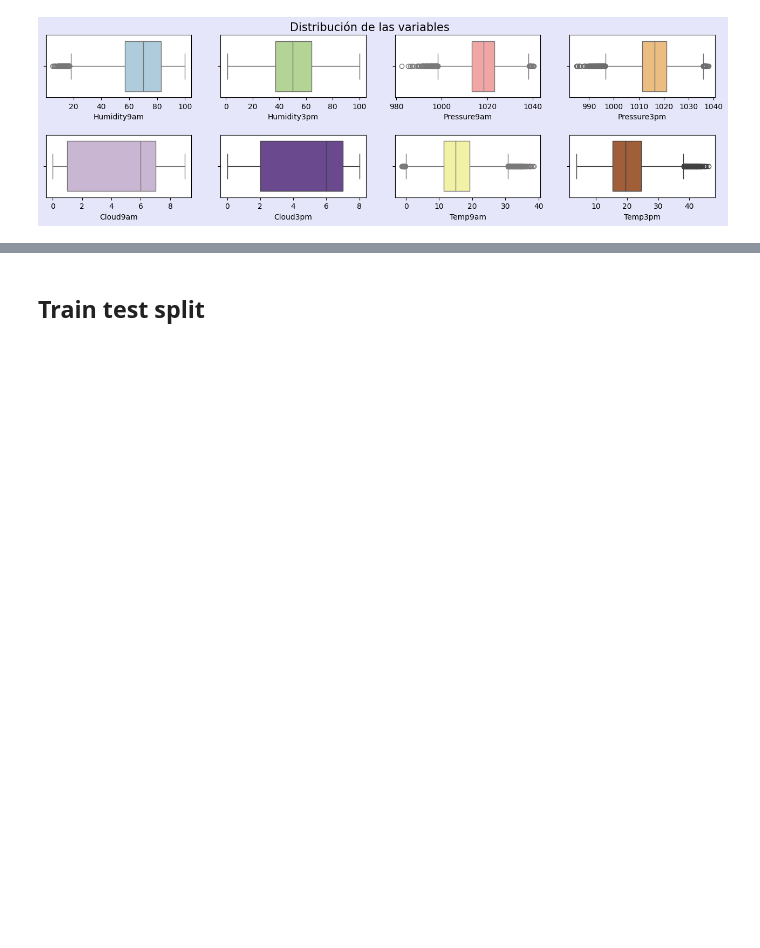
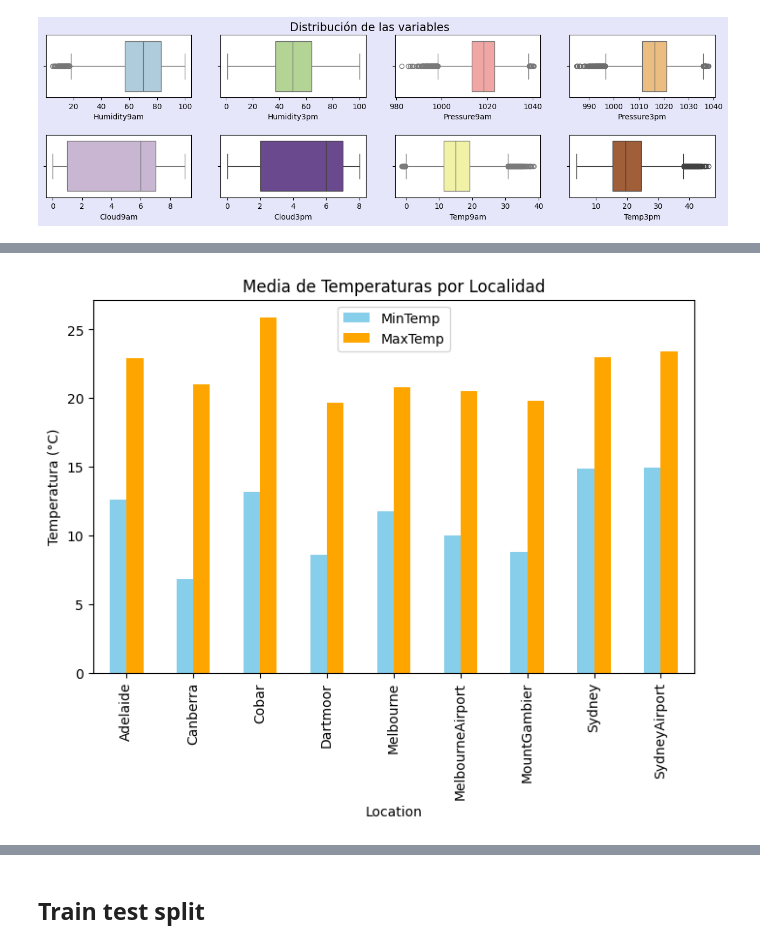
Before and after one commit to GusFontana404/AA1-TUIA-Fontana-Menescaldi, a Jupyter notebook: TP_integrador_AA1.ipynb, the cells around one changed output, grey strips where cells are left out. Drawn from its saved outputs; the diff is of its cells as text; code cells hidden in the pictures; blank space fills up the shorter version.

```diff
--- a/TP_integrador_AA1.ipynb
+++ b/TP_integrador_AA1.ipynb
@@ -210,0 +208,13 @@ box_plot(datos,8,-1)
+# %%
+# DATOS POR LOCALIDAD AGRUPADOS Y CALCULO DE LA MEDIA DE CADA TEMPERATURA
+medias_por_localidad = datos.groupby('Location').agg({'MinTemp': 'mean', 'MaxTemp': 'mean'})
+
+medias_por_region = pd.DataFrame({'MinTemp': medias_por_localidad['MinTemp'], 'MaxTemp': medias_por_localidad['MaxTemp']})
+medias_por_region.plot(kind='bar', figsize=(8, 5), color=['skyblue', 'orange'])
+
+plt.ylabel('Temperatura (°C)')
+plt.title('Media de Temperaturas por Localidad')
+plt.legend(loc='upper center')
+plt.show()
+# %% [output]
+[figure, added]
```
Also changed, not shown: parts of 6 cells of this notebook.
